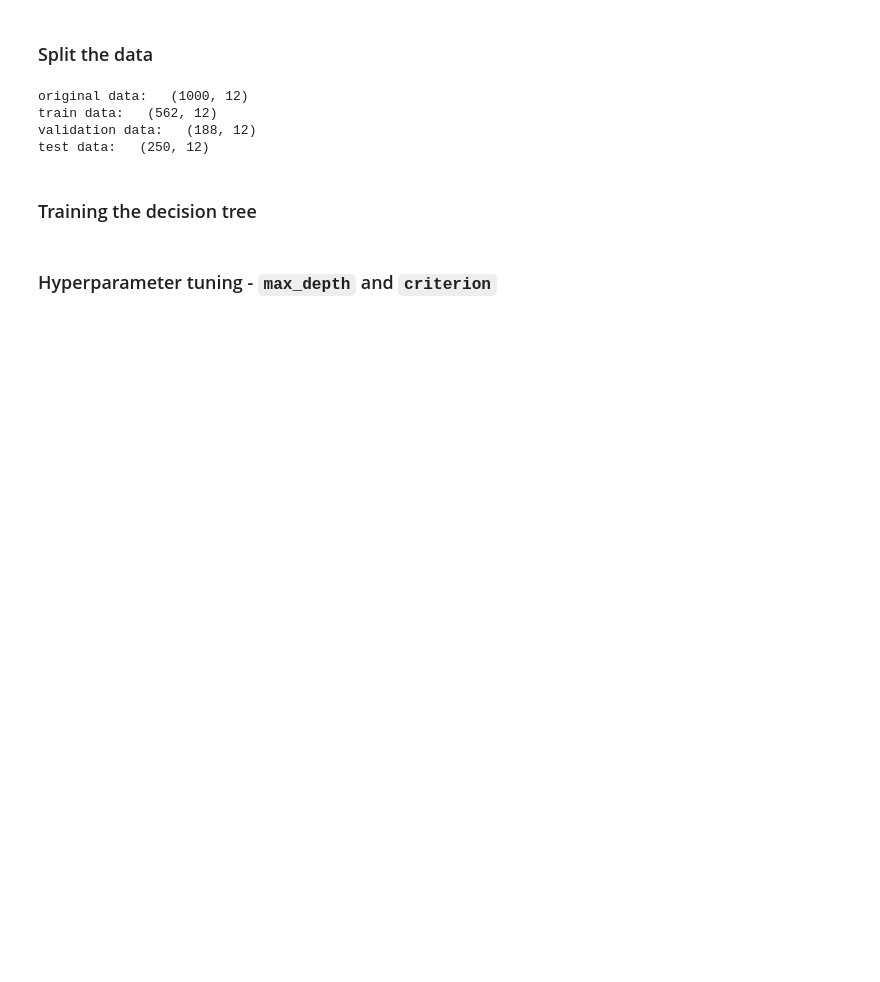
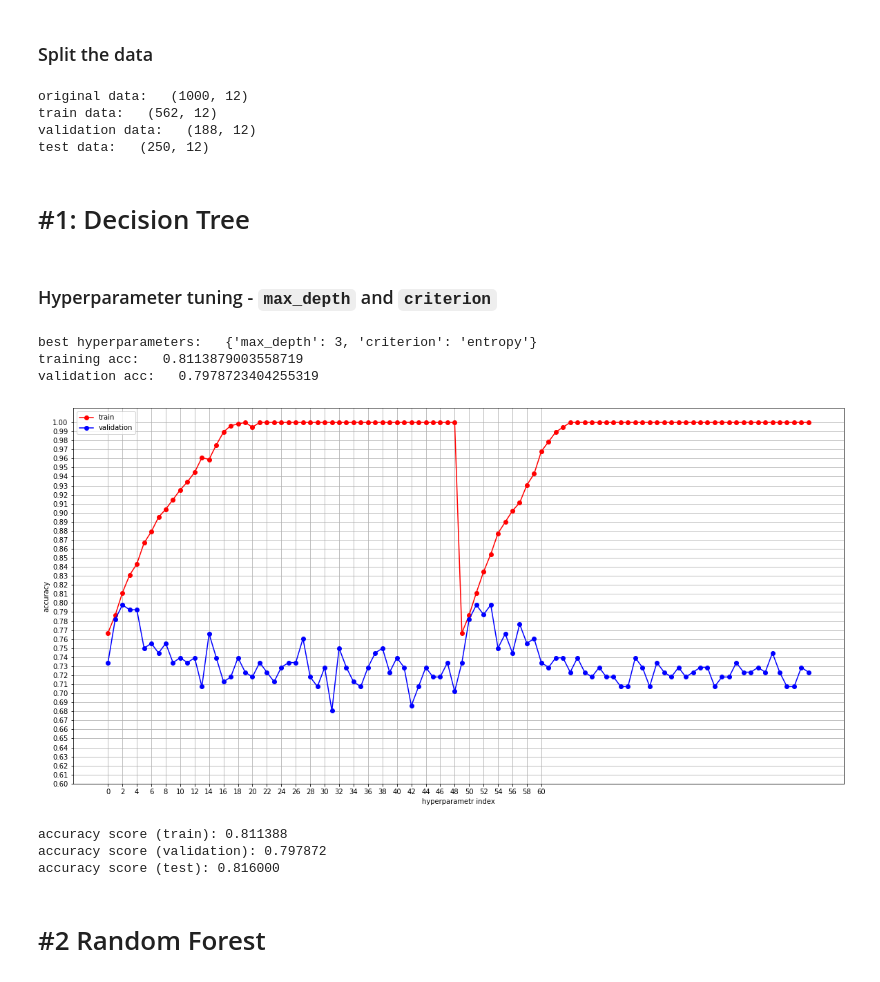
Before and after one commit to ExitNot/Data_Mining-BIE-VZD, a Jupyter notebook: 02/homework_02_B201.ipynb, the cells around one changed output. Cells and saved outputs as stored; diff of their text form; code cells hidden in the pictures; blank space fills up the shorter version.

Commit message:
add Decision tree and Random forest

```diff
--- a/02/homework_02_B201.ipynb
+++ b/02/homework_02_B201.ipynb
@@ -125,9 +129,10 @@ S - is the largest group from embarked feature so lets change NaN's to S.
 # %%
 # S - is the largest group from embarked feature, so lets change this 2 NaN's to S.
-data['embarked'] = data['embarked'].fillna('S').map( {'S': 0, 'C': 1, 'Q': 2} ).astype(int)
+data['embarked'] = data['embarked'].fillna('S')
+data['embarked'] = data['embarked'].map( {'S': 0, 'C': 1, 'Q': 2} ).astype(int)
 
 # In Age column we can replace Nan's by -1.
-data['age'] = data['age'].fillna(-1)
+data['age'].fillna(data['age'].median(), inplace=True)
 data['age'] = data['age'].astype(int)
 
 # Creating new feature family_size
@@ -157,7 +183,54 @@ original data:   (1000, 12)
 train data:   (562, 12)
 validation data:   (188, 12)
 test data:   (250, 12)
-# %% [markdown]
-### Training the decision tree
+# %% [markdown]
+# #1: Decision Tree
 # %% [markdown]
 ### Hyperparameter tuning - `max_depth` and `criterion`
+# %%
+param_grid = {
+    'max_depth': range(1,50),
+    'criterion': ['entropy', 'gini']
+}
+# %%
+param_comb = ParameterGrid(param_grid)
+valid_acc = []
+train_acc = []
+
+for params in param_comb:
+    tree_model = DecisionTreeClassifier(max_depth=params['max_depth'], criterion=params['criterion'])
+    tree_model.fit(Xtrain, ytrain)
+
+    train_acc.append(metrics.accuracy_score(ytrain, tree_model.predict(Xtrain)))
+    valid_acc.append(metrics.accuracy_score(yvalid, tree_model.predict(Xvalid)))
+# %%
+%matplotlib inline
+plt.figure(figsize=(20,10))
+plt.plot(train_acc,'or-')
+plt.plot(valid_acc,'ob-')
+plt.yticks(np.arange(0.6, 1.01, step=0.01))
+plt.xticks(np.arange(0, 61, step=2))
+plt.grid()
+plt.xlabel('hyperparametr index')
+plt.ylabel('accuracy')
+plt.legend(['train', 'validation'])
+
+best_params = param_comb[np.argmax(valid_acc)]
+print(f"best hyperparameters:   {best_params}")
+print(f"training acc:   {train_acc[np.argmax(valid_acc)]}")
+print(f"validation acc:   {valid_acc[np.argmax(valid_acc)]}")
+# %% [output]
+best hyperparameters:   {'max_depth': 3, 'criterion': 'entropy'}
+training acc:   0.8113879003558719
+validation acc:   0.7978723404255319
+[figure, added]
+# %%
+tree_model = DecisionTreeClassifier(**best_params)
+tree_model.fit(Xtrain, ytrain)
+print('accuracy score (train): {0:.6f}'.format(metrics.accuracy_score(ytrain, tree_model.predict(Xtrain))))
+print('accuracy score (validation): {0:.6f}'.format(metrics.accuracy_score(yvalid, tree_model.predict(Xvalid))))
+print('accuracy score (test): {0:.6f}'.format(metrics.accuracy_score(ytest, tree_model.predict(Xtest))))
+# %% [output]
+accuracy score (train): 0.811388
+accuracy score (validation): 0.797872
+accuracy score (test): 0.816000
@@ -163,0 +239,2 @@ test data:   (250, 12)
+# %% [markdown]
+# #2 Random Forest
```
Also changed, not shown: parts of 9 cells of this notebook.
